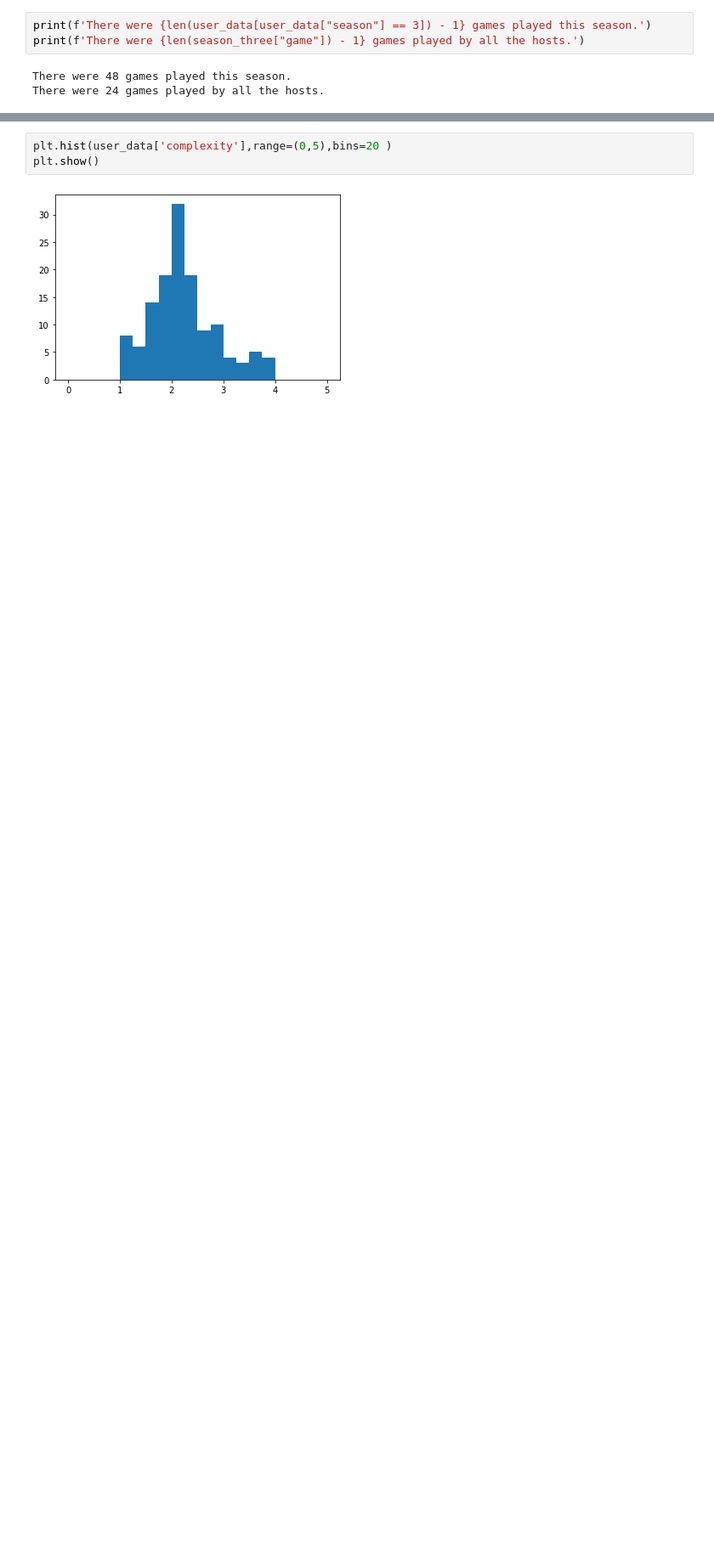
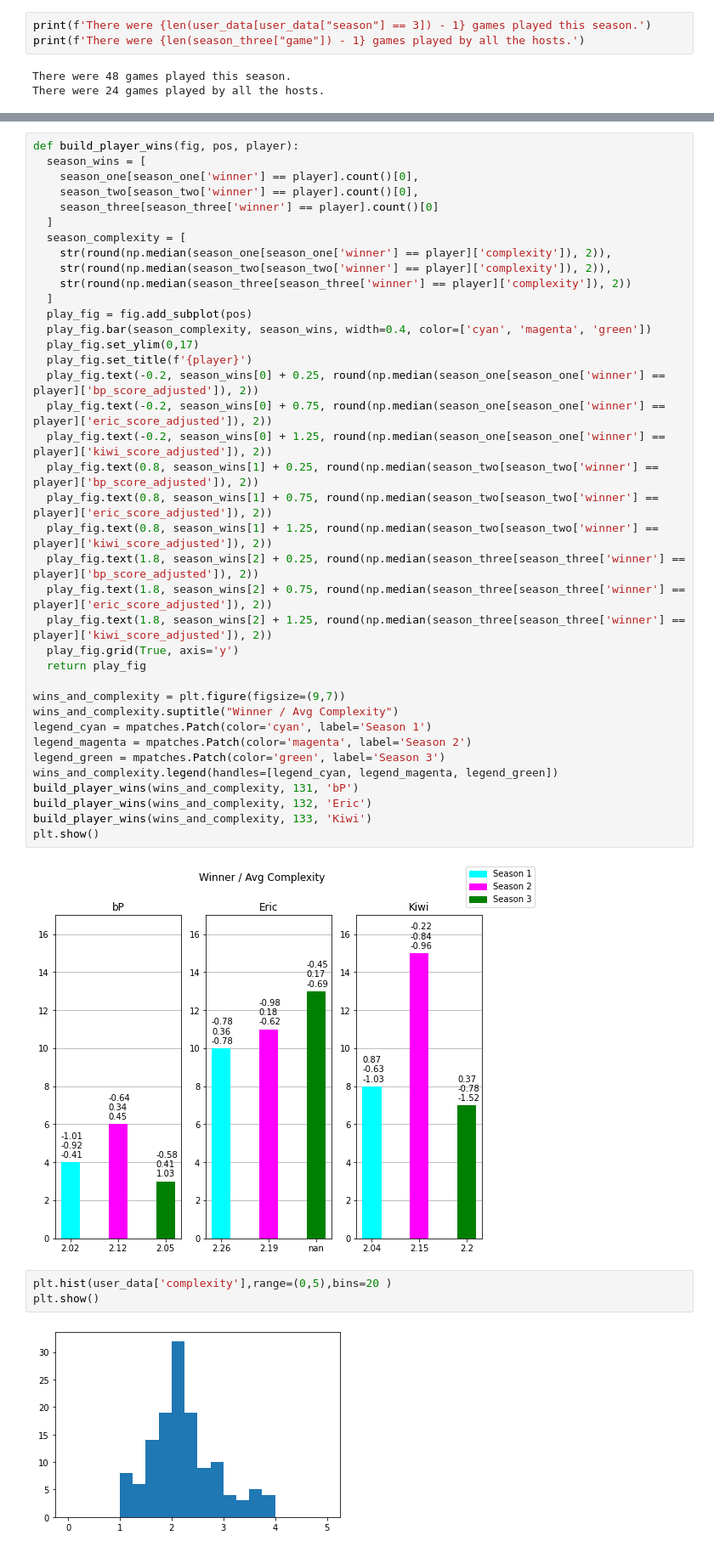
Before and after one commit to PNJaenichen/PNJaenichen.github.io, a Jupyter notebook: projects/firstTurnData/FTDataAnalysis.ipynb, the cells around one changed output, grey strips where cells are left out. Shown at 85% size. Saved outputs shown, nothing was run; the diff lists cells and outputs as text; blank space fills up the shorter version.

```diff
--- a/projects/firstTurnData/FTDataAnalysis.ipynb
+++ b/projects/firstTurnData/FTDataAnalysis.ipynb
@@ -105,3 +75,43 @@ plt.show()
+# %%
+def build_player_wins(fig, pos, player):
+  season_wins = [
+    season_one[season_one['winner'] == player].count()[0],
+    season_two[season_two['winner'] == player].count()[0],
+    season_three[season_three['winner'] == player].count()[0]
+  ]
+  season_complexity = [
+    str(round(np.median(season_one[season_one['winner'] == player]['complexity']), 2)),
+    str(round(np.median(season_two[season_two['winner'] == player]['complexity']), 2)),
+    str(round(np.median(season_three[season_three['winner'] == player]['complexity']), 2))
+  ]
+  play_fig = fig.add_subplot(pos)
+  play_fig.bar(season_complexity, season_wins, width=0.4, color=['cyan', 'magenta', 'green'])
+  play_fig.set_ylim(0,17)
+  play_fig.set_title(f'{player}')
+  play_fig.text(-0.2, season_wins[0] + 0.25, round(np.median(season_one[season_one['winner'] == player]['bp_score_adjusted']), 2))
+  play_fig.text(-0.2, season_wins[0] + 0.75, round(np.median(season_one[season_one['winner'] == player]['eric_score_adjusted']), 2))
+  play_fig.text(-0.2, season_wins[0] + 1.25, round(np.median(season_one[season_one['winner'] == player]['kiwi_score_adjusted']), 2))
+  play_fig.text(0.8, season_wins[1] + 0.25, round(np.median(season_two[season_two['winner'] == player]['bp_score_adjusted']), 2))
+  play_fig.text(0.8, season_wins[1] + 0.75, round(np.median(season_two[season_two['winner'] == player]['eric_score_adjusted']), 2))
+  play_fig.text(0.8, season_wins[1] + 1.25, round(np.median(season_two[season_two['winner'] == player]['kiwi_score_adjusted']), 2))
+  play_fig.text(1.8, season_wins[2] + 0.25, round(np.median(season_three[season_three['winner'] == player]['bp_score_adjusted']), 2))
+  play_fig.text(1.8, season_wins[2] + 0.75, round(np.median(season_three[season_three['winner'] == player]['eric_score_adjusted']), 2))
+  play_fig.text(1.8, season_wins[2] + 1.25, round(np.median(season_three[season_three['winner'] == player]['kiwi_score_adjusted']), 2))
+  play_fig.grid(True, axis='y')
+  return play_fig
+
+wins_and_complexity = plt.figure(figsize=(9,7))
+wins_and_complexity.suptitle("Winner / Avg Complexity")
+legend_cyan = mpatches.Patch(color='cyan', label='Season 1')
+legend_magenta = mpatches.Patch(color='magenta', label='Season 2')
+legend_green = mpatches.Patch(color='green', label='Season 3')
+wins_and_complexity.legend(handles=[legend_cyan, legend_magenta, legend_green])
+build_player_wins(wins_and_complexity, 131, 'bP')
+build_player_wins(wins_and_complexity, 132, 'Eric')
+build_player_wins(wins_and_complexity, 133, 'Kiwi')
+plt.show()
+# %% [output]
+[figure, added]
 # %%
 plt.hist(user_data['complexity'],range=(0,5),bins=20 )
 plt.show()
```
Also changed, not shown: parts of 2 cells of this notebook.
